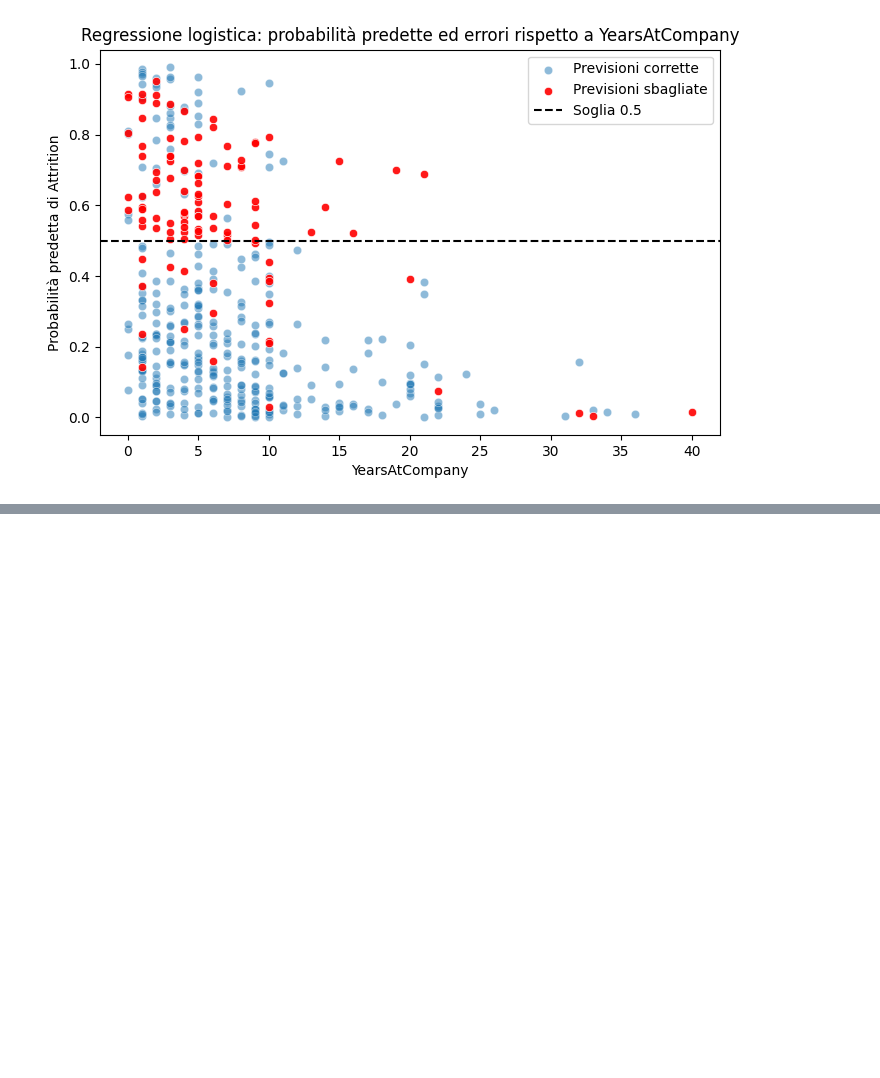
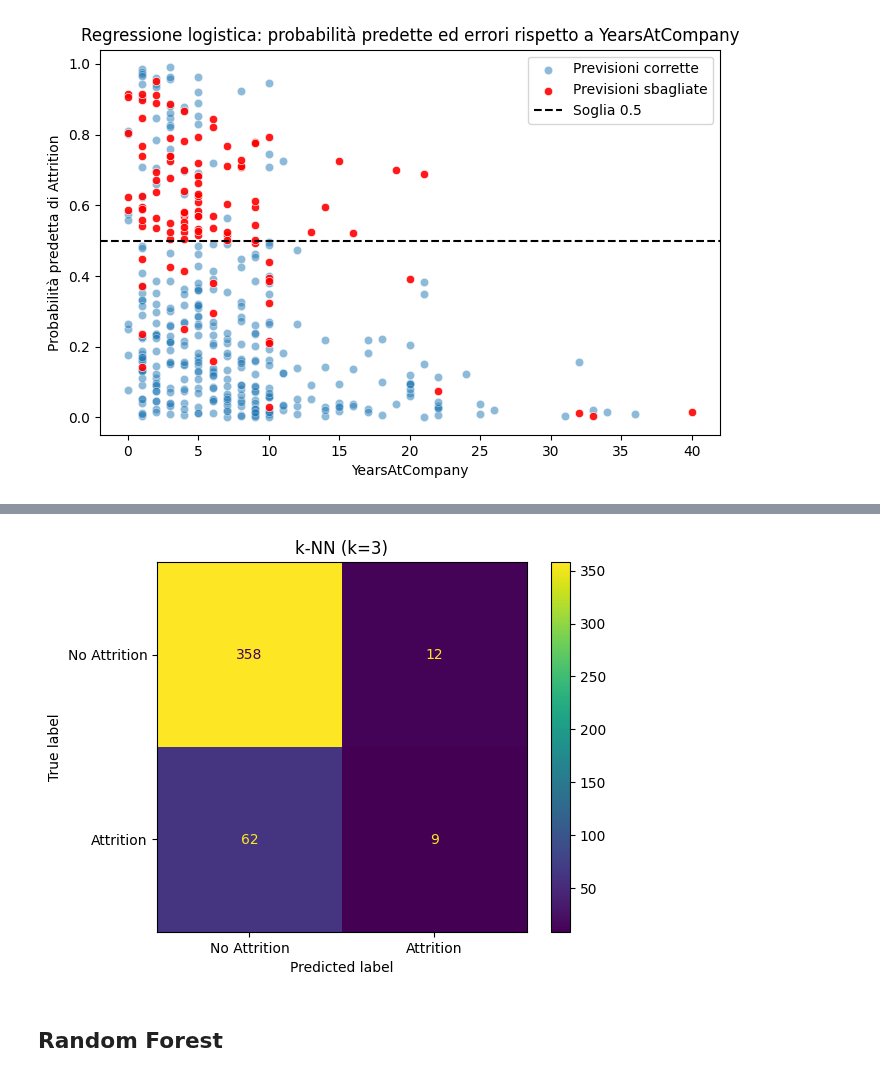
Before and after one commit to margheritamarinelli/Progetto-Data-Science-gruppo-9, a Jupyter notebook: notebook/Progetto_Data_Science_gruppo9.ipynb, the cells around one changed output, grey strips where cells are left out. Cells and saved outputs as stored; diff of their text form; code cells hidden in the pictures; blank space fills up the shorter version.

```diff
--- a/notebook/Progetto_Data_Science_gruppo9.ipynb
+++ b/notebook/Progetto_Data_Science_gruppo9.ipynb
@@ -797,0 +914,5 @@ plt.show()
+# %%
+# Addestriamo un k-NN con k=3
+%%time
+knn_model_k3 = KNeighborsClassifier(n_neighbors=3)
+knn_model_k3.fit(X_train_scaled, y_train)
@@ -797,0 +923,5 @@ plt.show()
+# %%
+y_pred_knn_k3 = knn_model_k3.predict(X_test_scaled)
+
+acc_knn_k3 = accuracy_score(y_test, y_pred_knn_k3)
+print(f"Accuratezza del k-NN (k=3): {acc_knn_k3:.2f}")
@@ -797,0 +943,13 @@ plt.show()
+# %%
+cm_knn_k3 = confusion_matrix(y_test, y_pred_knn_k3)
+disp_knn_k3 = ConfusionMatrixDisplay(
+    confusion_matrix=cm_knn_k3,
+    display_labels=["No Attrition", "Attrition"]
+)
+disp_knn_k3.plot()
+plt.title("k-NN (k=3)")
+plt.show()
+# %% [output]
+[figure, added]
+# %% [markdown]
+## **Random Forest**
```
Also changed, not shown: parts of 44 cells of this notebook.
